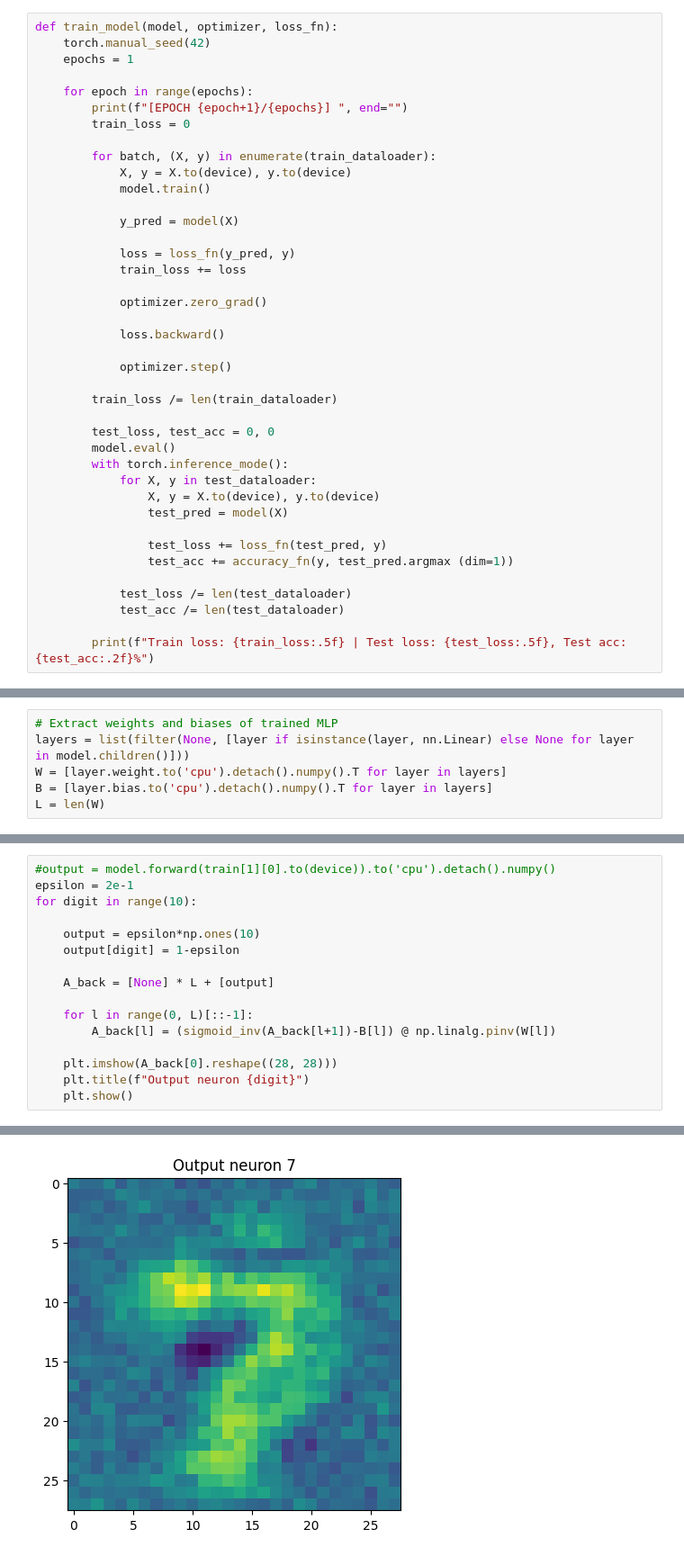
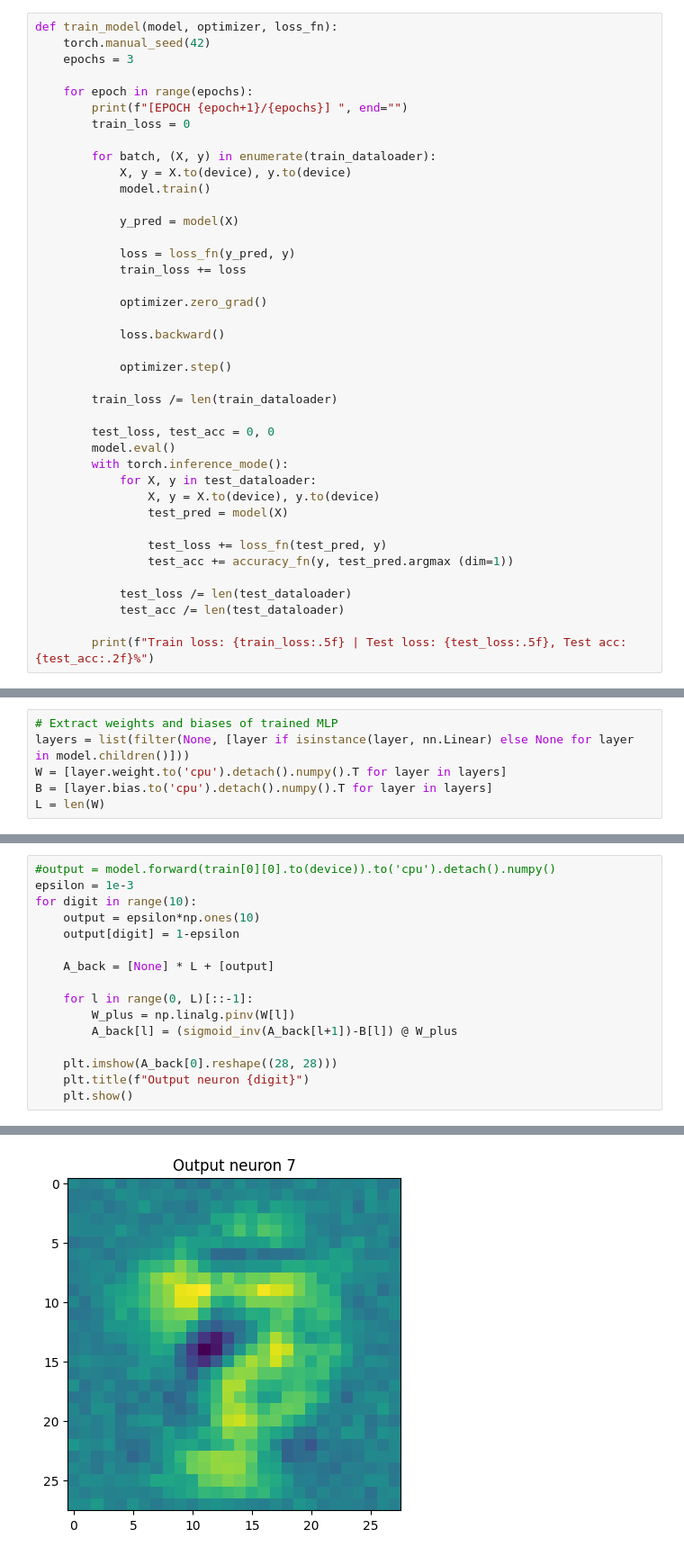
Before and after one commit to Red-Rapious/Semiring-LRP, a Jupyter notebook: code/mnist-backward-activation.ipynb, the cells around one changed output, grey strips where cells are left out. Shown at 90% size. Saved outputs shown, nothing was run; the diff lists cells and outputs as text.

Commit message:
Continued homemade feature visualisation - attempt on 2 layers

```diff
--- a/code/mnist-backward-activation.ipynb
+++ b/code/mnist-backward-activation.ipynb
@@ -64,7 +64,7 @@ def accuracy_fn(y_true, y_pred):
 # %%
 def train_model(model, optimizer, loss_fn):
     torch.manual_seed(42)
-    epochs = 1
+    epochs = 3
 
     for epoch in range(epochs):
         print(f"[EPOCH {epoch+1}/{epochs}] ", end="")
@@ -142,15 +150,15 @@ def sigmoid_inv(x):
 # %%
-#output = model.forward(train[1][0].to(device)).to('cpu').detach().numpy()
-epsilon = 2e-1
+#output = model.forward(train[0][0].to(device)).to('cpu').detach().numpy()
+epsilon = 1e-3
 for digit in range(10):
-
     output = epsilon*np.ones(10)
     output[digit] = 1-epsilon
 
     A_back = [None] * L + [output]
 
     for l in range(0, L)[::-1]:
-        A_back[l] = (sigmoid_inv(A_back[l+1])-B[l]) @ np.linalg.pinv(W[l])
+        W_plus = np.linalg.pinv(W[l])
+        A_back[l] = (sigmoid_inv(A_back[l+1])-B[l]) @ W_plus
 
     plt.imshow(A_back[0].reshape((28, 28)))
     plt.title(f"Output neuron {digit}")
@@ -166 +174 @@ for digit in range(10):
-[figure, old version]
+[figure, new version]
```
Also changed, not shown: parts of 7 cells of this notebook.
